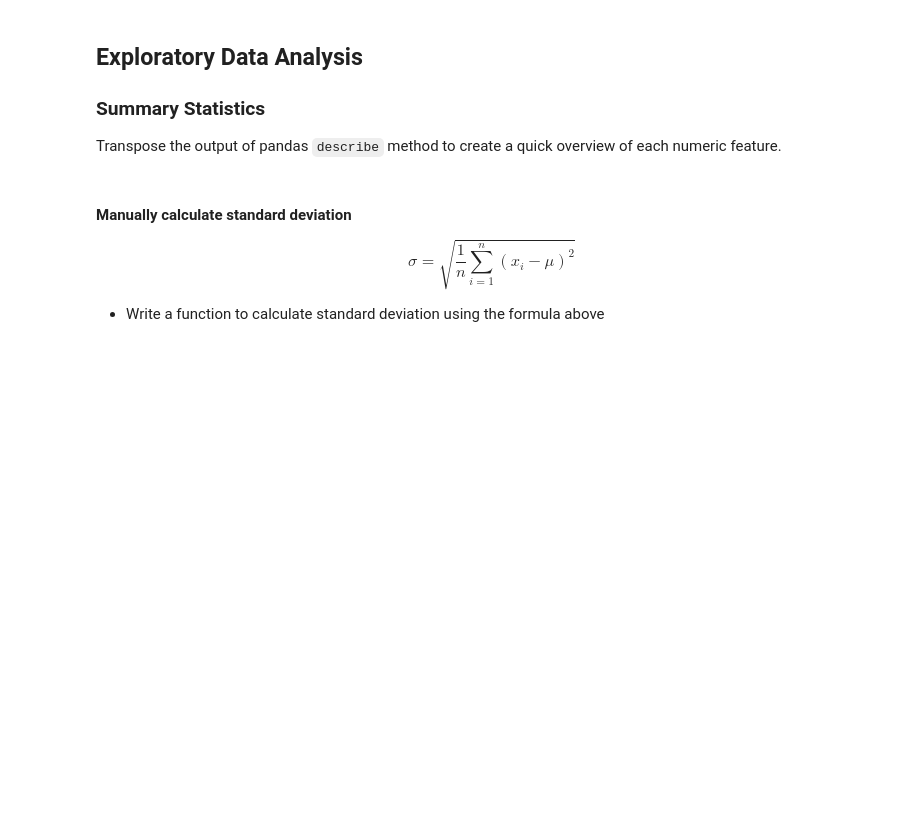
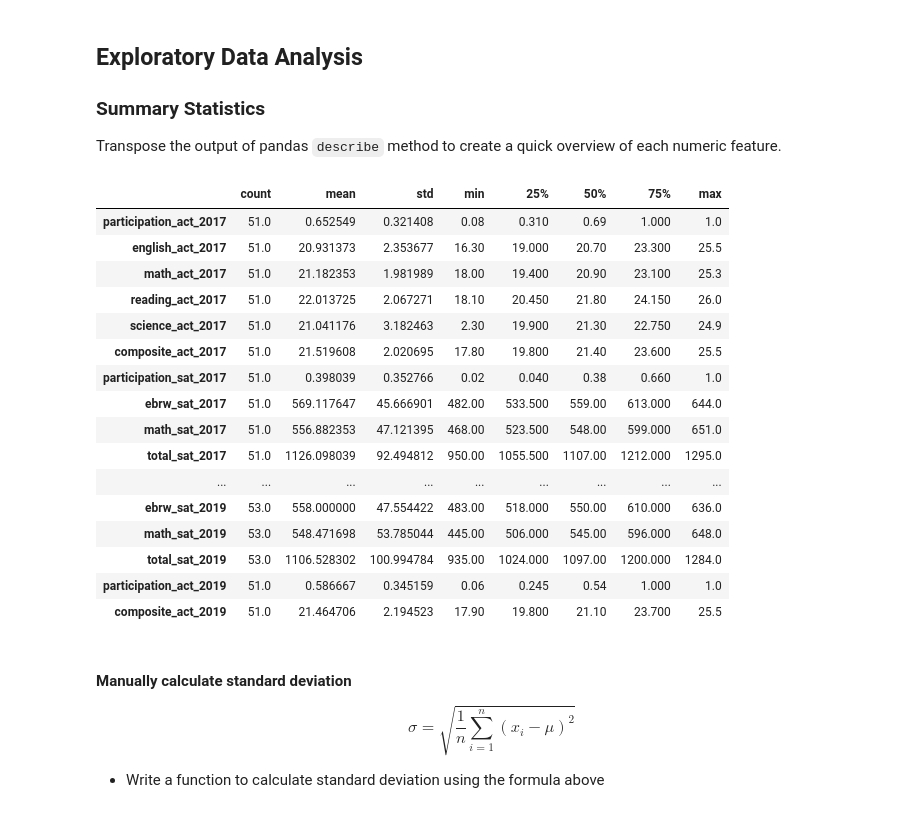
Before and after one commit to EricHeidbreder/GA_projects, a Jupyter notebook: projects/project-1-master/code/sat_act_data_HEIDBREDER.ipynb, the cells around one changed output. Drawn from its saved outputs; the diff is of its cells as text; code cells hidden in the pictures; blank space fills up the shorter version.

```diff
--- a/projects/project-1-master/code/starter-code.ipynb
+++ b/projects/project-1-master/code/sat_act_data_HEIDBREDER.ipynb
@@ -355,0 +430,2 @@ Save the contents of this merged dataframe as `final.csv`.
+# %%
+sat_2019.loc[sat_2019['Participation'] == 'Ñ', 'Participation'] = 'NaN'
@@ -355,0 +437,5 @@ Save the contents of this merged dataframe as `final.csv`.
+# %%
+# removing the "national" row from act_2019
+act_2019 = act_2019[act_2019['state'] != 'National'].reset_index(drop=True)
+# %%
+combined_2019 = pd.merge(sat_2019, act_2019, on='state', how='left')
@@ -355,0 +444,2 @@ Save the contents of this merged dataframe as `final.csv`.
+# %%
+combined_all_years = pd.merge(combined_2017_2018, combined_2019, on='state', how='right')
@@ -361,6 +453,25 @@ Save the contents of this merged dataframe as `final.csv`.
 Transpose the output of pandas `describe` method to create a quick overview of each numeric feature.
 # %%
 #Code:
+combined_all_years.describe().T
+# %% [output]
+|  | count | mean | std | min | 25% | 50% | 75% | max |
+| participation_act_2017 | 51.0 | 0.652549 | 0.321408 | 0.08 | 0.310 | 0.69 | 1.000 | 1.0 |
+| english_act_2017 | 51.0 | 20.931373 | 2.353677 | 16.30 | 19.000 | 20.70 | 23.300 | 25.5 |
+| math_act_2017 | 51.0 | 21.182353 | 1.981989 | 18.00 | 19.400 | 20.90 | 23.100 | 25.3 |
+| reading_act_2017 | 51.0 | 22.013725 | 2.067271 | 18.10 | 20.450 | 21.80 | 24.150 | 26.0 |
+| science_act_2017 | 51.0 | 21.041176 | 3.182463 | 2.30 | 19.900 | 21.30 | 22.750 | 24.9 |
+| composite_act_2017 | 51.0 | 21.519608 | 2.020695 | 17.80 | 19.800 | 21.40 | 23.600 | 25.5 |
+| participation_sat_2017 | 51.0 | 0.398039 | 0.352766 | 0.02 | 0.040 | 0.38 | 0.660 | 1.0 |
+| ebrw_sat_2017 | 51.0 | 569.117647 | 45.666901 | 482.00 | 533.500 | 559.00 | 613.000 | 644.0 |
+| math_sat_2017 | 51.0 | 556.882353 | 47.121395 | 468.00 | 523.500 | 548.00 | 599.000 | 651.0 |
+| total_sat_2017 | 51.0 | 1126.098039 | 92.494812 | 950.00 | 1055.500 | 1107.00 | 1212.000 | 1295.0 |
+| ... | ... | ... | ... | ... | ... | ... | ... | ... |
+| ebrw_sat_2019 | 53.0 | 558.000000 | 47.554422 | 483.00 | 518.000 | 550.00 | 610.000 | 636.0 |
+| math_sat_2019 | 53.0 | 548.471698 | 53.785044 | 445.00 | 506.000 | 545.00 | 596.000 | 648.0 |
+| total_sat_2019 | 53.0 | 1106.528302 | 100.994784 | 935.00 | 1024.000 | 1097.00 | 1200.000 | 1284.0 |
+| participation_act_2019 | 51.0 | 0.586667 | 0.345159 | 0.06 | 0.245 | 0.54 | 1.000 | 1.0 |
+| composite_act_2019 | 51.0 | 21.464706 | 2.194523 | 17.90 | 19.800 | 21.10 | 23.700 | 25.5 |
 # %% [markdown]
 #### Manually calculate standard deviation
 
```
Also changed, not shown: parts of 41 cells of this notebook, 5 other files.
